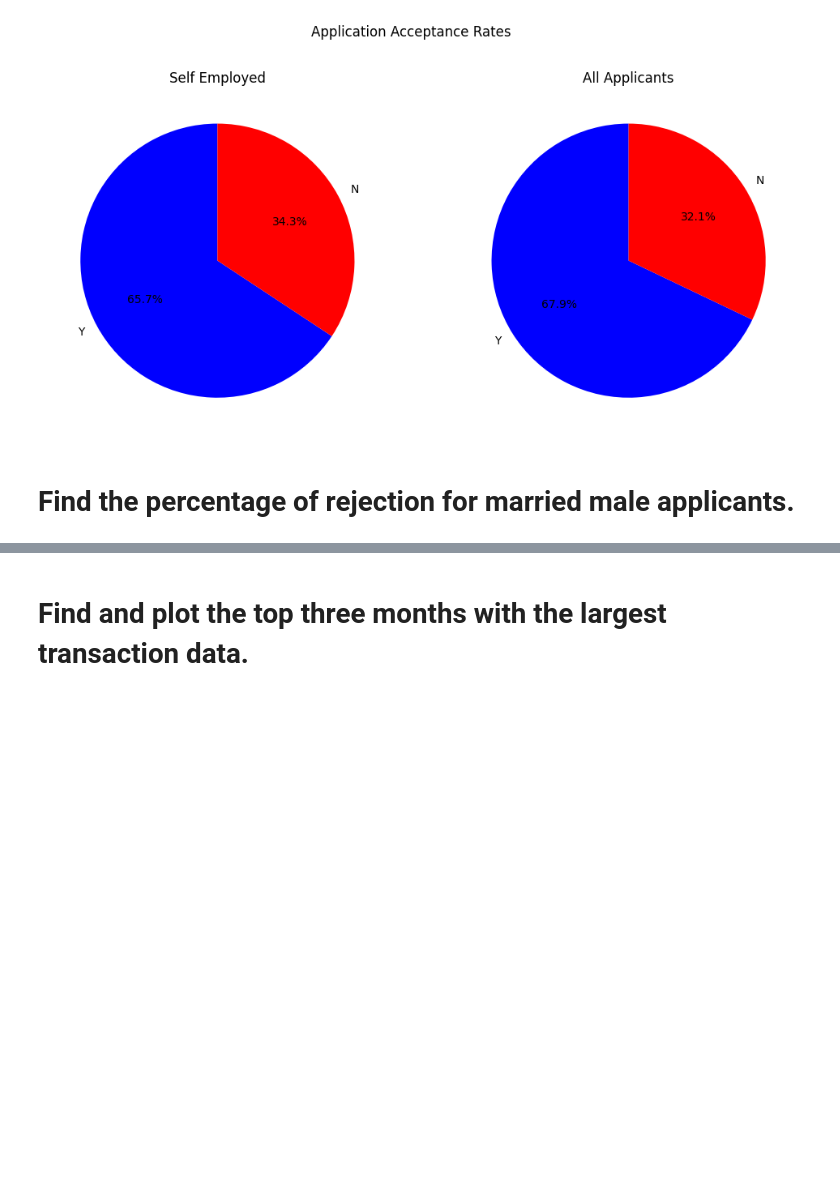
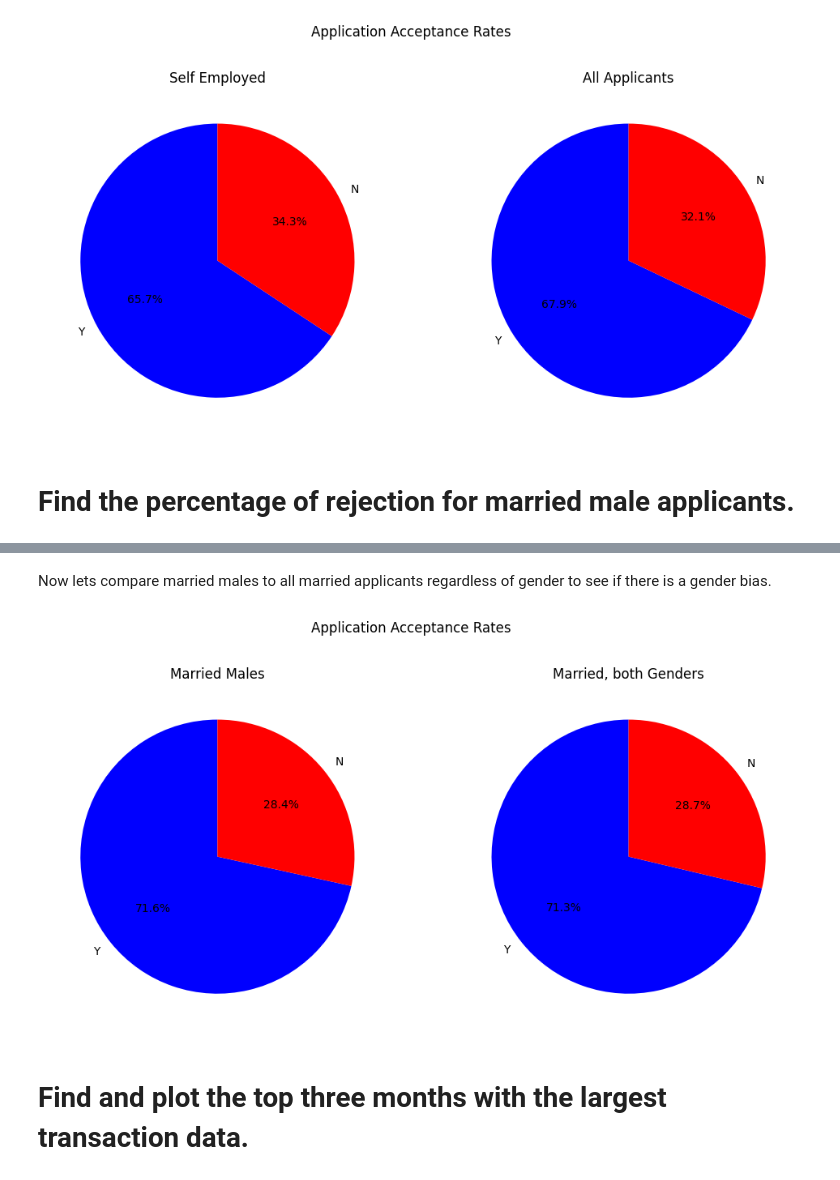
Before and after one commit to philpartyka/Data-Engineering-Capstone-Project, a Jupyter notebook: 5_Loan_App_Visualizations.ipynb, the cells around one changed output, grey strips where cells are left out. Drawn from its saved outputs; the diff is of its cells as text; code cells hidden in the pictures; blank space fills up the shorter version.

```diff
--- a/5_Loan_App_Visualizations.ipynb
+++ b/5_Loan_App_Visualizations.ipynb
@@ -86,3 +129,31 @@ plt.show()
+# %% [markdown]
+Now lets compare married males to all married applicants regardless of gender to see if there is a gender bias.
+# %%
+mar_sql = ("SELECT Application_Status, COUNT(*) AS Count "
+            "FROM cdw_sapp_loan_application "
+            "WHERE Married = 'Yes' "
+            "GROUP BY Application_Status "
+            "ORDER BY Count DESC")
+cursor.execute(mar_sql)                #cursor was assigned in the connect_sql() function
+mar_results = cursor.fetchall()          #fetches all the results
+mar_df = pd.DataFrame(mar_results)
+
+fig, axes = plt.subplots(1, 2, figsize=(12, 6))
+fig.suptitle("Application Acceptance Rates")
+
+# first pie chart
+axes[0].pie(mar_male_df.iloc[:, 1], labels=mar_male_df.iloc[:, 0],\
+    autopct='%1.1f%%', startangle=90, colors=['blue', 'red'])
+axes[0].set_title('Married Males')
+
+# second pie chart
+axes[1].pie(mar_df.iloc[:, 1], labels=mar_df.iloc[:, 0],\
+    autopct='%1.1f%%', startangle=90, colors=['blue', 'red'])
+axes[1].set_title('Married, both Genders')
+
+plt.show()
+# %% [output]
+[figure, added]
 # %% [markdown]
 # Find and plot the top three months with the largest transaction data.
 # %% [markdown]
```
Also changed, not shown: parts of 4 cells of this notebook.
